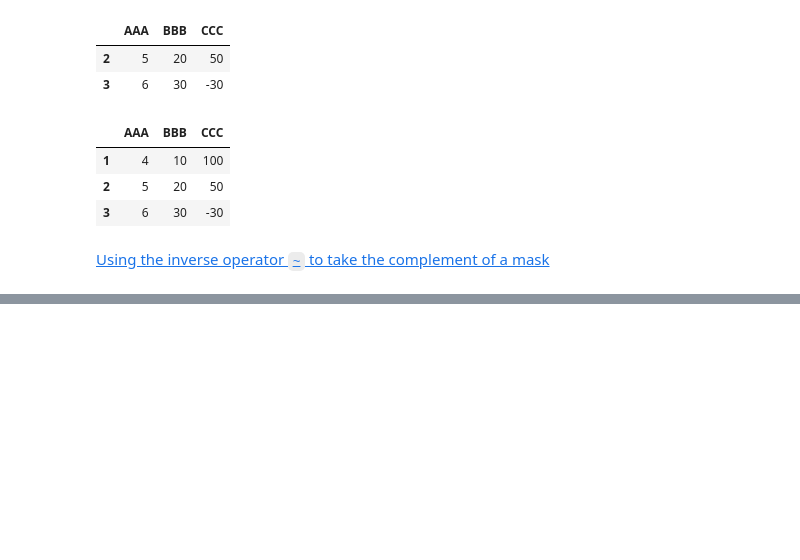
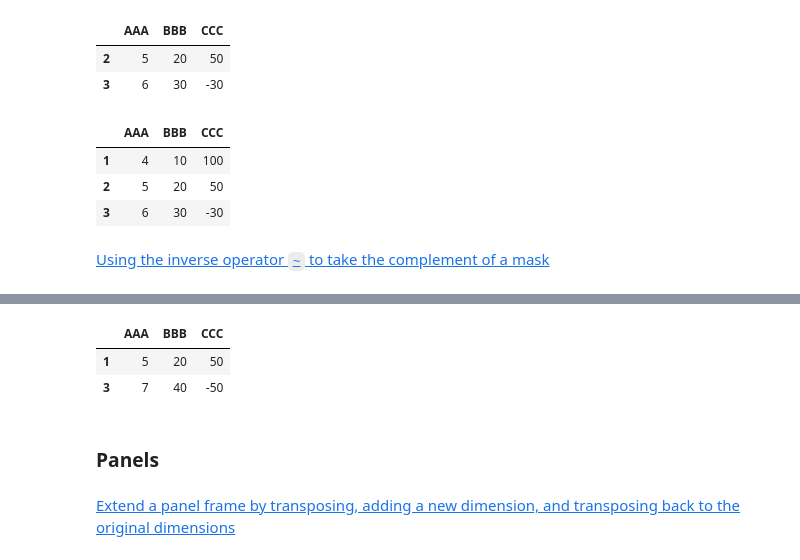
Before and after one commit to bgroveben/python3_machine_learning_projects, a Jupyter notebook: learn_kaggle/pandas/pandas_cookbook.ipynb, the cells around one changed output, grey strips where cells are left out. Cells and saved outputs as stored; diff of their text form; code cells hidden in the pictures; blank space fills up the shorter version.

```diff
--- a/learn_kaggle/pandas/pandas_cookbook.ipynb
+++ b/learn_kaggle/pandas/pandas_cookbook.ipynb
@@ -336,3 +336,5 @@ df2.loc[1:3]
 | 3 | 6 | 30 | -30 |
 # %% [markdown]
 [Using the inverse operator `~` to take the complement of a mask](https://stackoverflow.com/questions/14986510/picking-out-elements-based-on-complement-of-indices-in-python-pandas)
+# %%
+df = pd.DataFrame({'AAA' : [4,5,6,7], 'BBB' : [10,20,30,40], 'CCC' : [100,50,-30,-50]}); df
@@ -338,0 +347,10 @@ df2.loc[1:3]
+# %%
+df[~((df.AAA <= 6) & (df.index.isin([0,2,4])))]
+# %% [output]
+|  | AAA | BBB | CCC |
+| 1 | 5 | 20 | 50 |
+| 3 | 7 | 40 | -50 |
+# %% [markdown]
+### Panels
+# %% [markdown]
+[Extend a panel frame by transposing, adding a new dimension, and transposing back to the original dimensions](https://stackoverflow.com/questions/15364050/extending-a-pandas-panel-frame-along-the-minor-axis)
```
Also changed, not shown: parts of 8 cells of this notebook.
